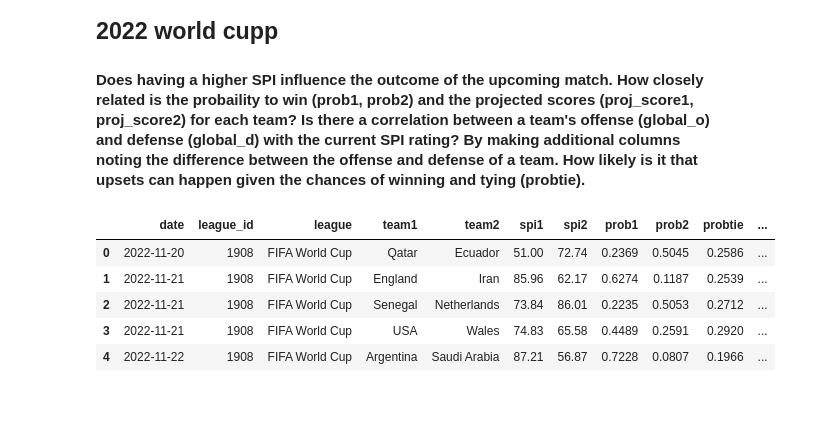
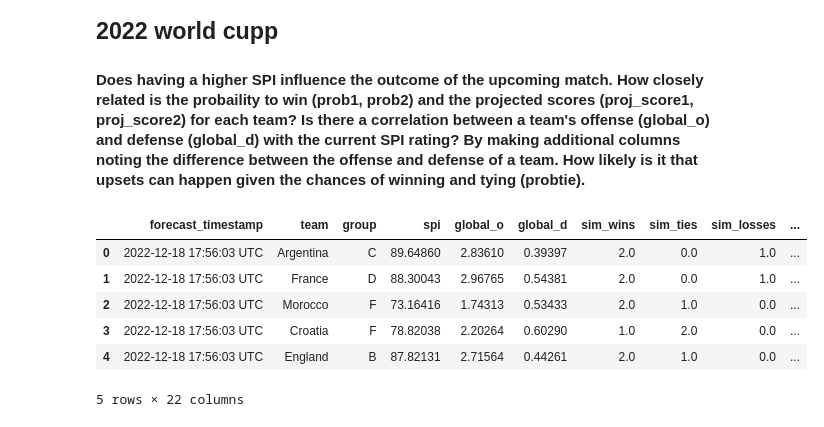
Before and after one commit to ubco-W2022T2-data301/project-group-group41, a Jupyter notebook: analysis/analysis1_Luis_Wen.ipynb, the cells around one changed output. Saved outputs shown, nothing was run; the diff lists cells and outputs as text; code cells hidden in the pictures.

```diff
--- a/analysis/analysis1_Luis_Wen.ipynb
+++ b/analysis/analysis1_Luis_Wen.ipynb
@@ -8,13 +8,14 @@
 #### Does having a higher SPI influence the outcome of the upcoming match. How closely related is the probaility to win (prob1, prob2) and the projected scores (proj_score1, proj_score2) for each team? Is there a correlation between a team's offense (global_o) and defense (global_d) with the current SPI rating? By making additional columns noting the difference between the offense and defense of a team. How likely is it that upsets can happen given the chances of winning and tying (probtie).
 # %%
 import pandas as pd
-dfMatches = pd.read_csv('../data/raw/wc_forecasts.csv')
-dfPredictions = pd.read_csv('../data/raw/wc_matches.csv')
-dfPredictions.head()
+dfP = pd.read_csv('../data/raw/wc_forecasts.csv')
+dfM = pd.read_csv('../data/raw/wc_matches.csv')
+dfP.head()
 # %% [output]
-|  | date | league_id | league | team1 | team2 | spi1 | spi2 | prob1 | prob2 | probtie | ... |
-| 0 | 2022-11-20 | 1908 | FIFA World Cup | Qatar | Ecuador | 51.00 | 72.74 | 0.2369 | 0.5045 | 0.2586 | ... |
-| 1 | 2022-11-21 | 1908 | FIFA World Cup | England | Iran | 85.96 | 62.17 | 0.6274 | 0.1187 | 0.2539 | ... |
-| 2 | 2022-11-21 | 1908 | FIFA World Cup | Senegal | Netherlands | 73.84 | 86.01 | 0.2235 | 0.5053 | 0.2712 | ... |
-| 3 | 2022-11-21 | 1908 | FIFA World Cup | USA | Wales | 74.83 | 65.58 | 0.4489 | 0.2591 | 0.2920 | ... |
-| 4 | 2022-11-22 | 1908 | FIFA World Cup | Argentina | Saudi Arabia | 87.21 | 56.87 | 0.7228 | 0.0807 | 0.1966 | ... |
+|  | forecast_timestamp | team | group | spi | global_o | global_d | sim_wins | sim_ties | sim_losses | ... |
+| 0 | 2022-12-18 17:56:03 UTC | Argentina | C | 89.64860 | 2.83610 | 0.39397 | 2.0 | 0.0 | 1.0 | ... |
+| 1 | 2022-12-18 17:56:03 UTC | France | D | 88.30043 | 2.96765 | 0.54381 | 2.0 | 0.0 | 1.0 | ... |
+| 2 | 2022-12-18 17:56:03 UTC | Morocco | F | 73.16416 | 1.74313 | 0.53433 | 2.0 | 1.0 | 0.0 | ... |
+| 3 | 2022-12-18 17:56:03 UTC | Croatia | F | 78.82038 | 2.20264 | 0.60290 | 1.0 | 2.0 | 0.0 | ... |
+| 4 | 2022-12-18 17:56:03 UTC | England | B | 87.82131 | 2.71564 | 0.44261 | 2.0 | 1.0 | 0.0 | ... |
+5 rows × 22 columns
```
Also changed, not shown: parts of 5 cells of this notebook.
